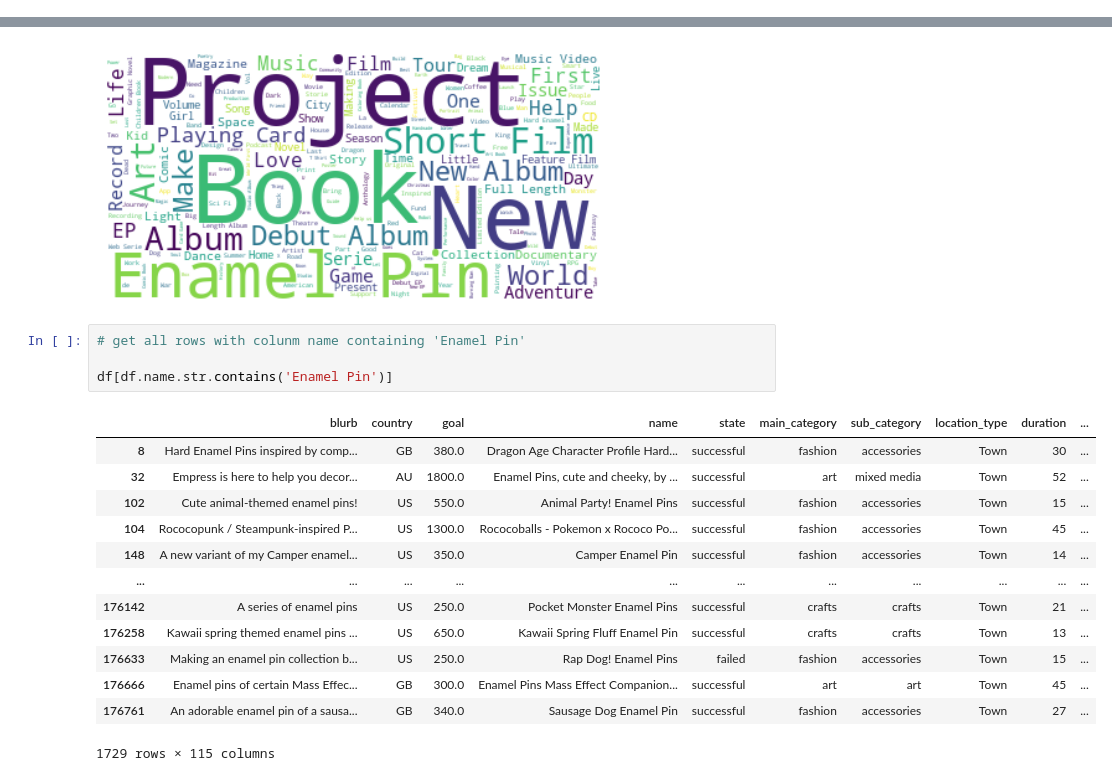
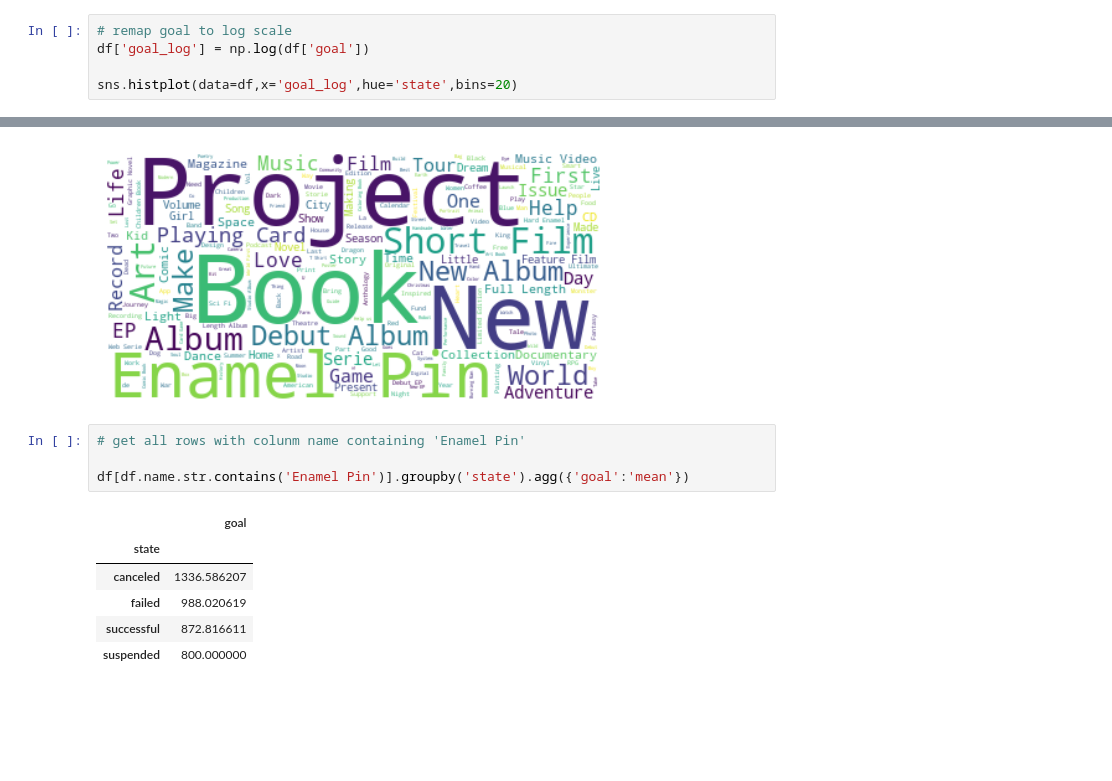
Before and after one commit to macizomedia/kickstarter-ml-project, a Jupyter notebook: feat_eng.ipynb, the cells around one changed output, grey strips where cells are left out. Cells and saved outputs as stored; diff of their text form; blank space fills up the shorter version.

```diff
--- a/feat_eng.ipynb
+++ b/feat_eng.ipynb
@@ -163,0 +210,5 @@ Name: duration, dtype: float64
+# %%
+# remap goal to log scale
+df['goal_log'] = np.log(df['goal'])
+
+sns.histplot(data=df,x='goal_log',hue='state',bins=20)
@@ -273,18 +333,11 @@ There are 3540789 words in the combination of all review.
 # %%
 # get all rows with colunm name containing 'Enamel Pin'
 
-df[df.name.str.contains('Enamel Pin')]
+df[df.name.str.contains('Enamel Pin')].groupby('state').agg({'goal':'mean'})
 # %% [output]
-|  | blurb | country | goal | name | state | main_category | sub_category | location_type | duration | ... |
-| 8 | Hard Enamel Pins inspired by comp... | GB | 380.0 | Dragon Age Character Profile Hard... | successful | fashion | accessories | Town | 30 | ... |
-| 32 | Empress is here to help you decor... | AU | 1800.0 | Enamel Pins, cute and cheeky, by ... | successful | art | mixed media | Town | 52 | ... |
-| 102 | Cute animal-themed enamel pins! | US | 550.0 | Animal Party! Enamel Pins | successful | fashion | accessories | Town | 15 | ... |
-| 104 | Rococopunk / Steampunk-inspired P... | US | 1300.0 | Rococoballs - Pokemon x Rococo Po... | successful | fashion | accessories | Town | 45 | ... |
-| 148 | A new variant of my Camper enamel... | US | 350.0 | Camper Enamel Pin | successful | fashion | accessories | Town | 14 | ... |
-| ... | ... | ... | ... | ... | ... | ... | ... | ... | ... | ... |
-| 176142 | A series of enamel pins | US | 250.0 | Pocket Monster Enamel Pins | successful | crafts | crafts | Town | 21 | ... |
-| 176258 | Kawaii spring themed enamel pins ... | US | 650.0 | Kawaii Spring Fluff Enamel Pin | successful | crafts | crafts | Town | 13 | ... |
-| 176633 | Making an enamel pin collection b... | US | 250.0 | Rap Dog! Enamel Pins | failed | fashion | accessories | Town | 15 | ... |
-| 176666 | Enamel pins of certain Mass Effec... | GB | 300.0 | Enamel Pins Mass Effect Companion... | successful | art | art | Town | 45 | ... |
-| 176761 | An adorable enamel pin of a sausa... | GB | 340.0 | Sausage Dog Enamel Pin | successful | fashion | accessories | Town | 27 | ... |
+|  | goal |
+| state |  |
+| canceled | 1336.586207 |
+| failed | 988.020619 |
+| successful | 872.816611 |
+| suspended | 800.000000 |
-1729 rows × 115 columns
```
Also changed, not shown: parts of 7 cells of this notebook.
